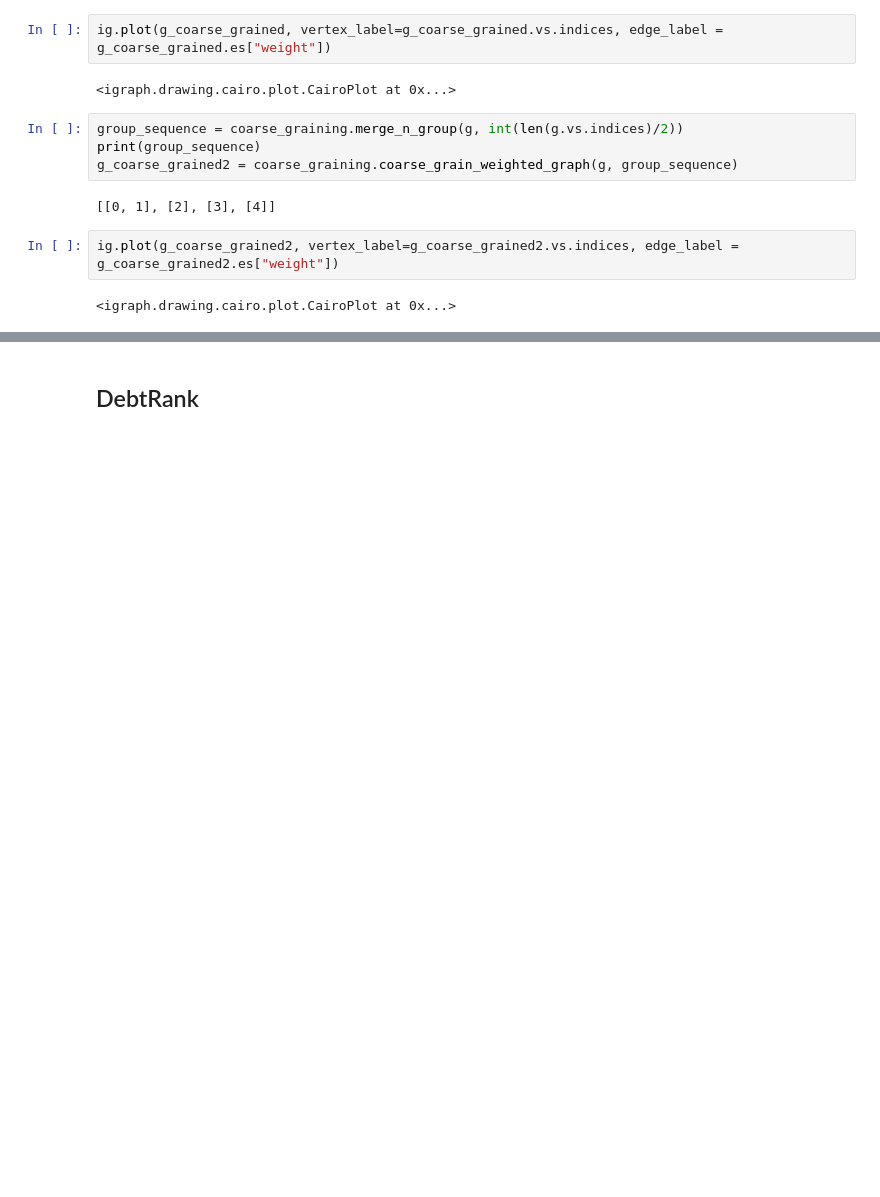
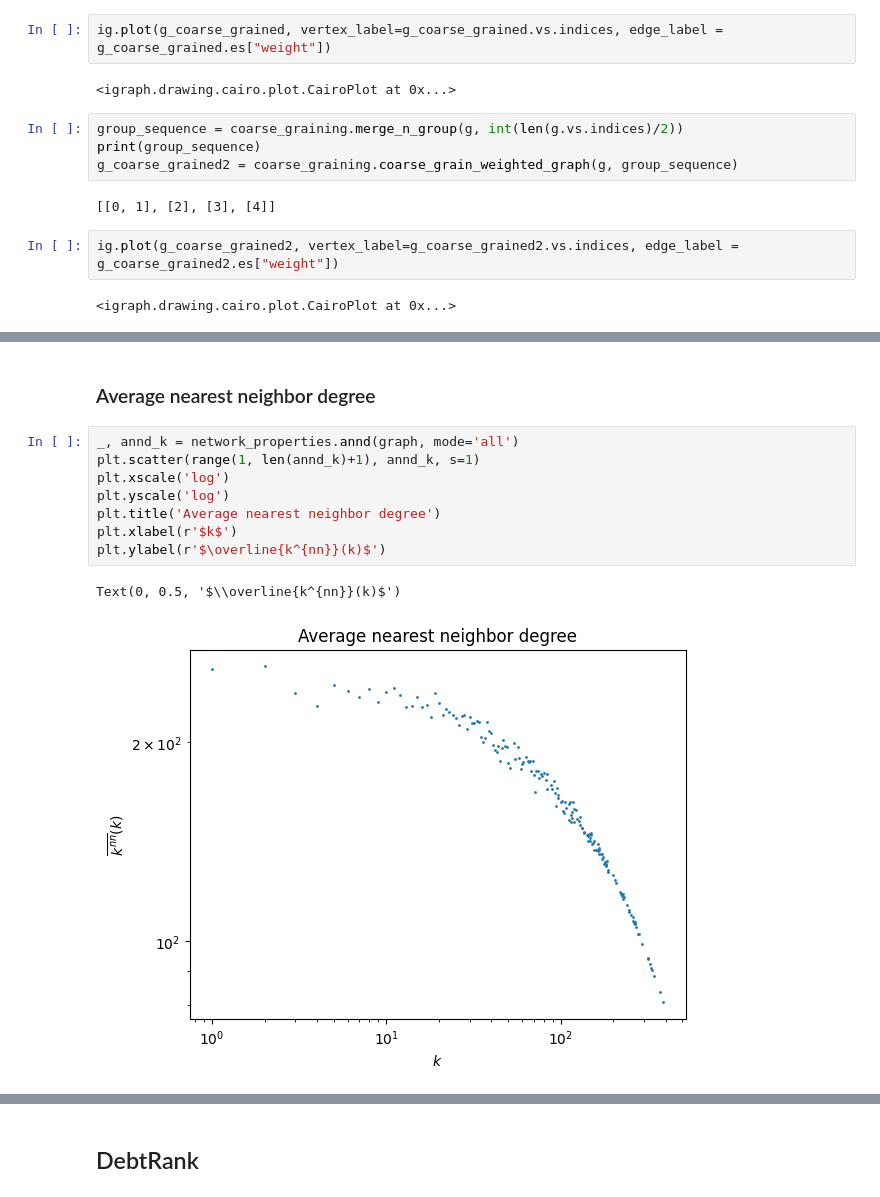
Before and after one commit to DavidDobas/Renormalization-Network-Reconstruction, a Jupyter notebook: Renormalizable model.ipynb, the cells around one changed output, grey strips where cells are left out. Cells and saved outputs as stored; diff of their text form; blank space fills up the shorter version.

```diff
--- a/Renormalizable model.ipynb
+++ b/Renormalizable model.ipynb
@@ -92,0 +107,13 @@ ig.plot(g_coarse_grained2, vertex_label=g_coarse_grained2.vs.indices, edge_label
+# %% [markdown]
+### Average nearest neighbor degree
+# %%
+_, annd_k = network_properties.annd(graph, mode='all')
+plt.scatter(range(1, len(annd_k)+1), annd_k, s=1)
+plt.xscale('log')
+plt.yscale('log')
+plt.title('Average nearest neighbor degree')
+plt.xlabel(r'$k$')
+plt.ylabel(r'$\overline{k^{nn}}(k)$')
+# %% [output]
+Text(0, 0.5, '$\\overline{k^{nn}}(k)$')
+[figure, added]
```
Also changed, not shown: parts of 11 cells of this notebook, 2 other files.
